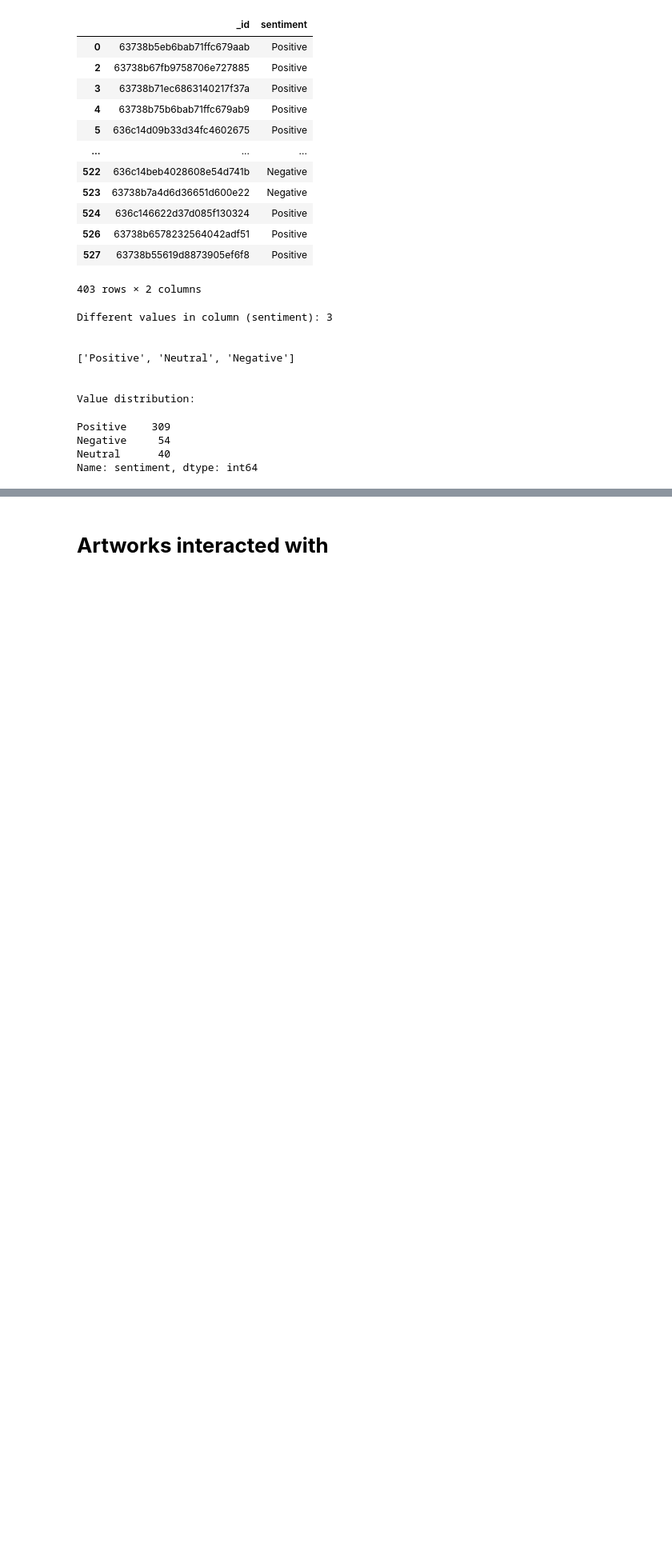
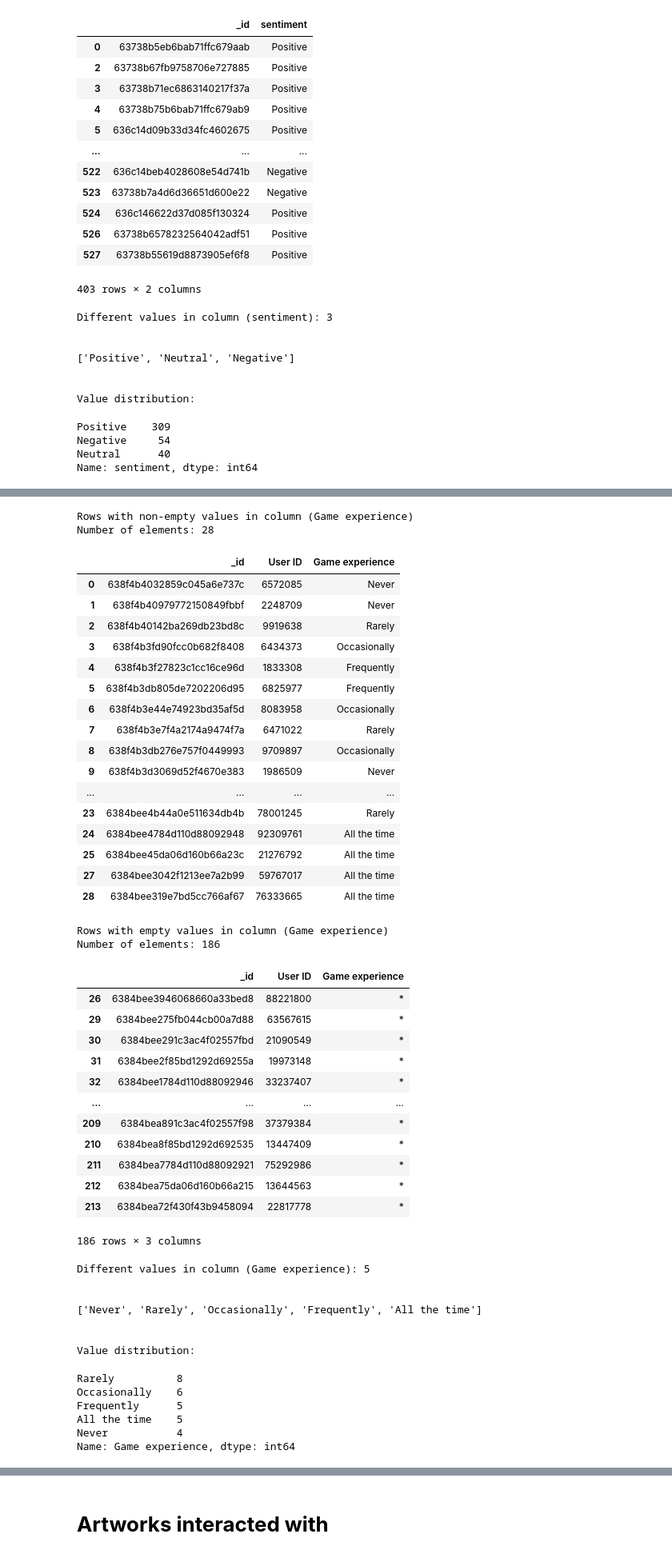
Before and after one commit to angelsanmar/LHD_Documentation, a Jupyter notebook: DMH/20230214/artifacts_stories_data.ipynb, the cells around one changed output, grey strips where cells are left out. Shown at 80% size. Cells and saved outputs as stored; diff of their text form; code cells hidden in the pictures; blank space fills up the shorter version.

```diff
--- a/DMH/20230214/artifacts_stories_data.ipynb
+++ b/DMH/20230214/artifacts_stories_data.ipynb
@@ -2205,0 +2394,2 @@ Name: sentiment, dtype: int64
+# %%
+displayColumns = ['_id', 'User ID']
@@ -2205,0 +2567,50 @@ Name: sentiment, dtype: int64
+# %%
+columnDistribution(userResponses_df, 'Game experience', displayColumns = displayColumns)
+# %% [output]
+Rows with non-empty values in column (Game experience)
+Number of elements: 28
+|  | _id | User ID | Game experience |
+| 0 | 638f4b4032859c045a6e737c | 6572085 | Never |
+| 1 | 638f4b40979772150849fbbf | 2248709 | Never |
+| 2 | 638f4b40142ba269db23bd8c | 9919638 | Rarely |
+| 3 | 638f4b3fd90fcc0b682f8408 | 6434373 | Occasionally |
+| 4 | 638f4b3f27823c1cc16ce96d | 1833308 | Frequently |
+| 5 | 638f4b3db805de7202206d95 | 6825977 | Frequently |
+| 6 | 638f4b3e44e74923bd35af5d | 8083958 | Occasionally |
+| 7 | 638f4b3e7f4a2174a9474f7a | 6471022 | Rarely |
+| 8 | 638f4b3db276e757f0449993 | 9709897 | Occasionally |
+| 9 | 638f4b3d3069d52f4670e383 | 1986509 | Never |
+| ... | ... | ... | ... |
+| 23 | 6384bee4b44a0e511634db4b | 78001245 | Rarely |
+| 24 | 6384bee4784d110d88092948 | 92309761 | All the time |
+| 25 | 6384bee45da06d160b66a23c | 21276792 | All the time |
+| 27 | 6384bee3042f1213ee7a2b99 | 59767017 | All the time |
+| 28 | 6384bee319e7bd5cc766af67 | 76333665 | All the time |
+Rows with empty values in column (Game experience)
+Number of elements: 186
+|  | _id | User ID | Game experience |
+| 26 | 6384bee3946068660a33bed8 | 88221800 | * |
+| 29 | 6384bee275fb044cb00a7d88 | 63567615 | * |
+| 30 | 6384bee291c3ac4f02557fbd | 21090549 | * |
+| 31 | 6384bee2f85bd1292d69255a | 19973148 | * |
+| 32 | 6384bee1784d110d88092946 | 33237407 | * |
+| ... | ... | ... | ... |
+| 209 | 6384bea891c3ac4f02557f98 | 37379384 | * |
+| 210 | 6384bea8f85bd1292d692535 | 13447409 | * |
+| 211 | 6384bea7784d110d88092921 | 75292986 | * |
+| 212 | 6384bea75da06d160b66a215 | 13644563 | * |
+| 213 | 6384bea72f430f43b9458094 | 22817778 | * |
+186 rows × 3 columns
+Different values in column (Game experience): 5
+
+
+['Never', 'Rarely', 'Occasionally', 'Frequently', 'All the time']
+
+
+Value distribution:
+Rarely          8
+Occasionally    6
+Frequently      5
+All the time    5
+Never           4
+Name: Game experience, dtype: int64
```
Also changed, not shown: parts of 18 cells of this notebook, 1 other file.
